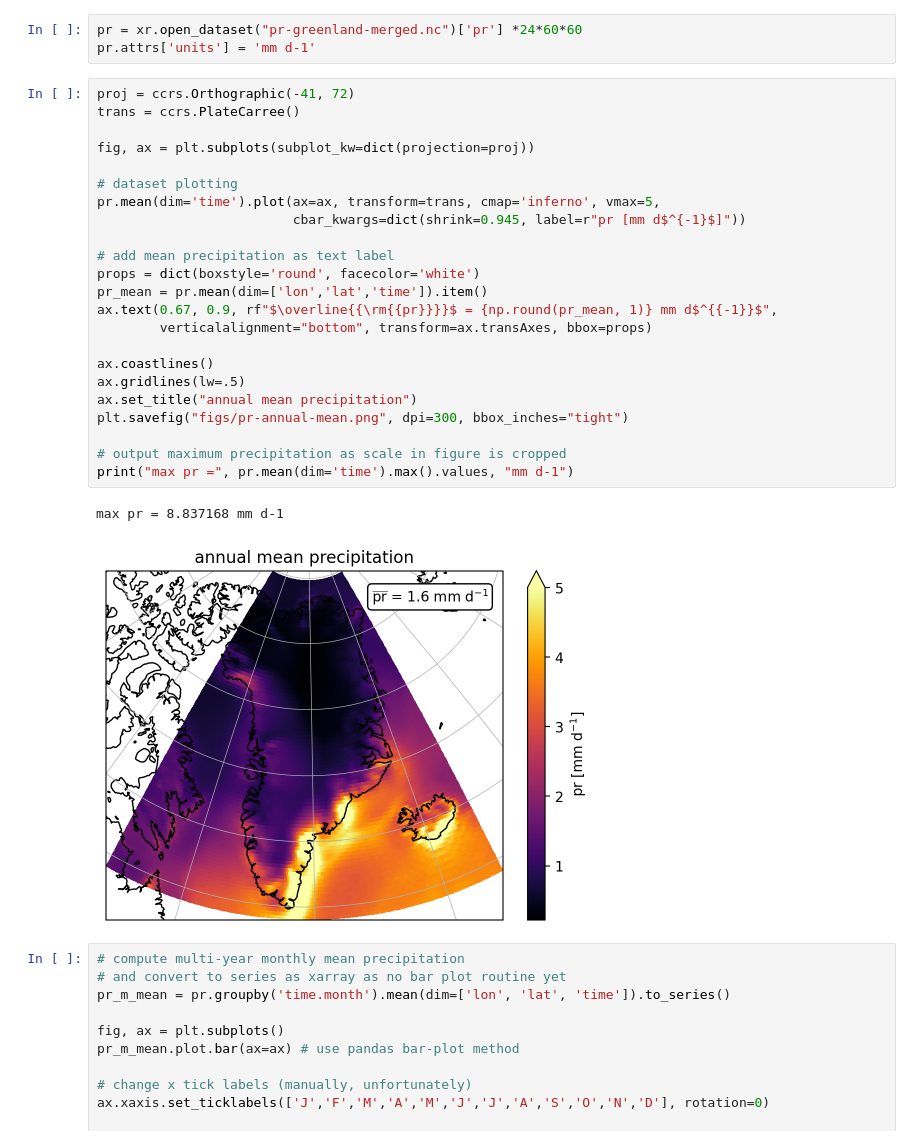
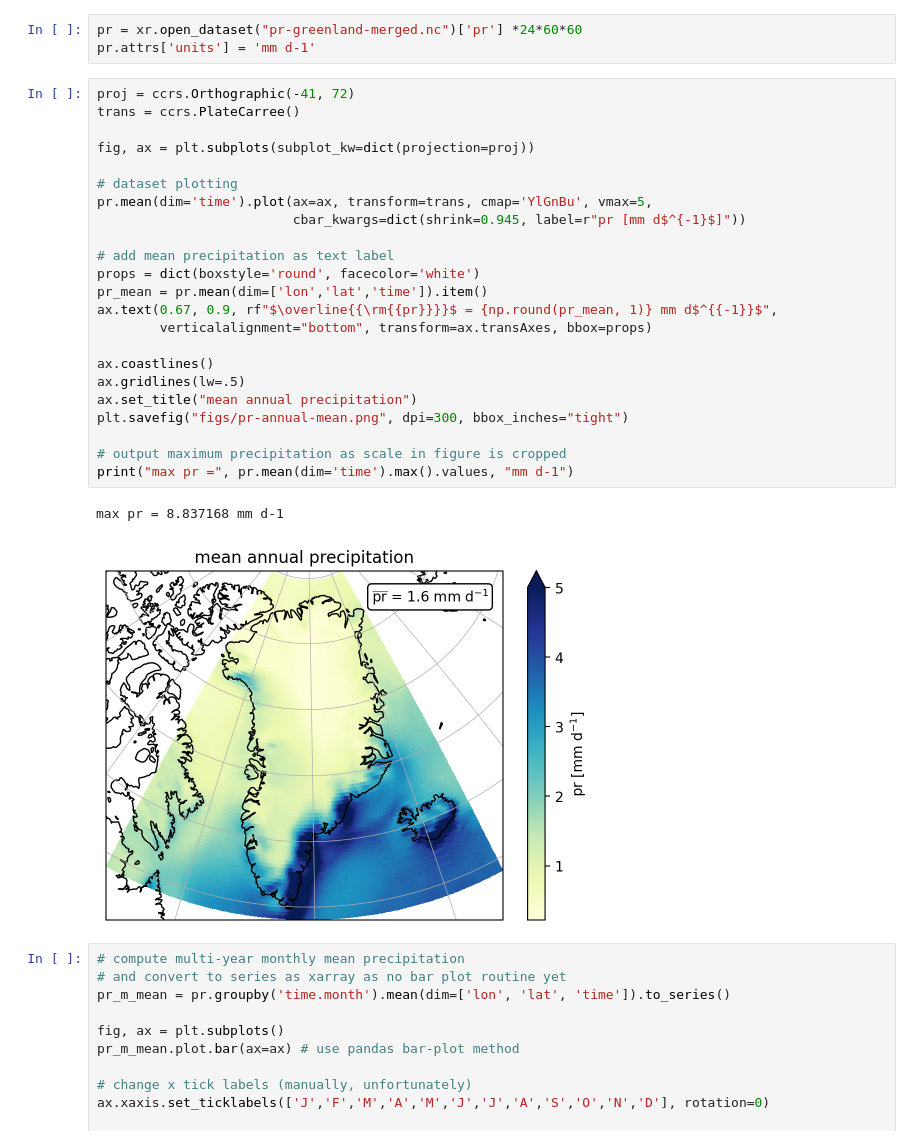
Before and after one commit to vegan-schnitzel/greenland-ice-sheet, a Jupyter notebook: era5/analyse-observations.ipynb, the cells around one changed output. Drawn from its saved outputs; the diff is of its cells as text.

```diff
--- a/era5/analyse-observations.ipynb
+++ b/era5/analyse-observations.ipynb
@@ -98,29 +98,29 @@ pr.attrs['units'] = 'mm d-1'
 # %%
 proj = ccrs.Orthographic(-41, 72)
 trans = ccrs.PlateCarree()
 
 fig, ax = plt.subplots(subplot_kw=dict(projection=proj))
 
 # dataset plotting
-pr.mean(dim='time').plot(ax=ax, transform=trans, cmap='inferno', vmax=5,
+pr.mean(dim='time').plot(ax=ax, transform=trans, cmap='YlGnBu', vmax=5,
                          cbar_kwargs=dict(shrink=0.945, label=r"pr [mm d$^{-1}$]"))
 
 # add mean precipitation as text label
 props = dict(boxstyle='round', facecolor='white')
 pr_mean = pr.mean(dim=['lon','lat','time']).item()
 ax.text(0.67, 0.9, rf"$\overline{{\rm{{pr}}}}$ = {np.round(pr_mean, 1)} mm d$^{{-1}}$",
         verticalalignment="bottom", transform=ax.transAxes, bbox=props)
 
 ax.coastlines()
 ax.gridlines(lw=.5)
-ax.set_title("annual mean precipitation")
+ax.set_title("mean annual precipitation")
 plt.savefig("figs/pr-annual-mean.png", dpi=300, bbox_inches="tight")
 
 # output maximum precipitation as scale in figure is cropped
 print("max pr =", pr.mean(dim='time').max().values, "mm d-1")
 # %% [output]
 max pr = 8.837168 mm d-1
-[figure, old version]
+[figure, new version]
 # %%
 # compute multi-year monthly mean precipitation
 # and convert to series as xarray as no bar plot routine yet
```
Also changed, not shown: parts of 2 cells of this notebook, 51 other files.
